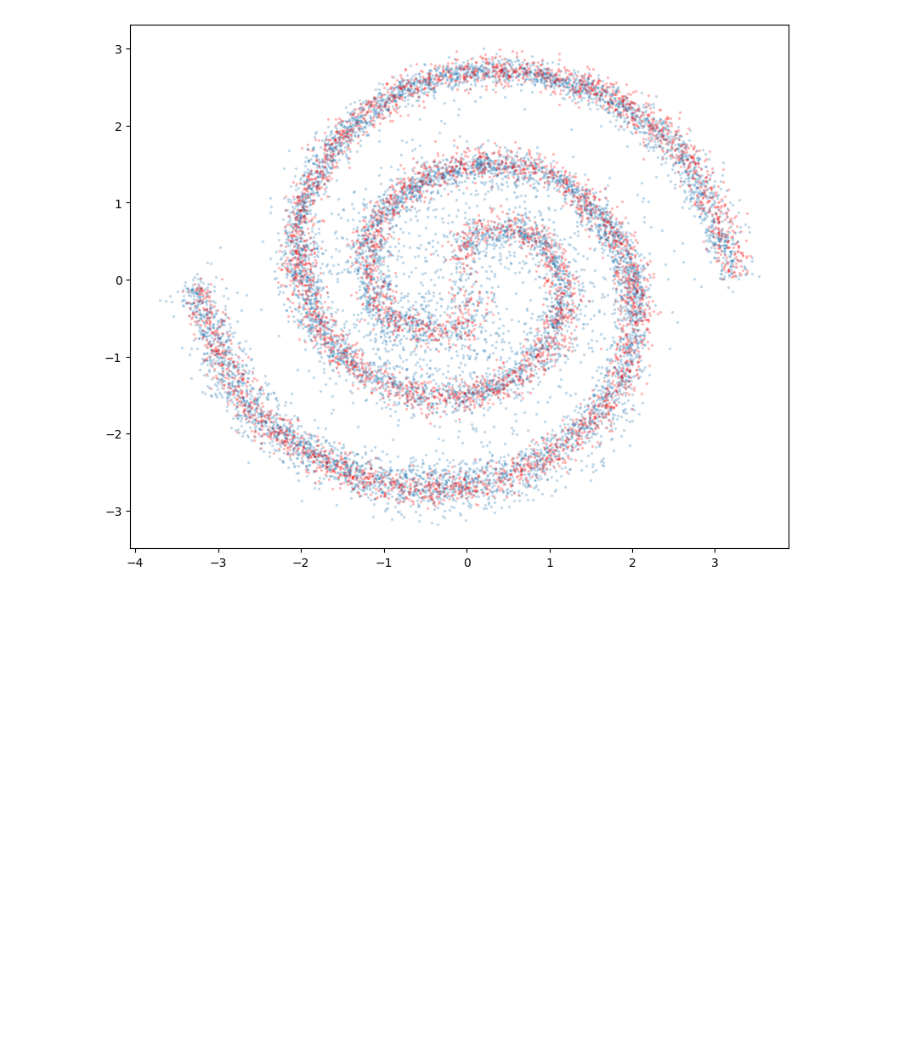
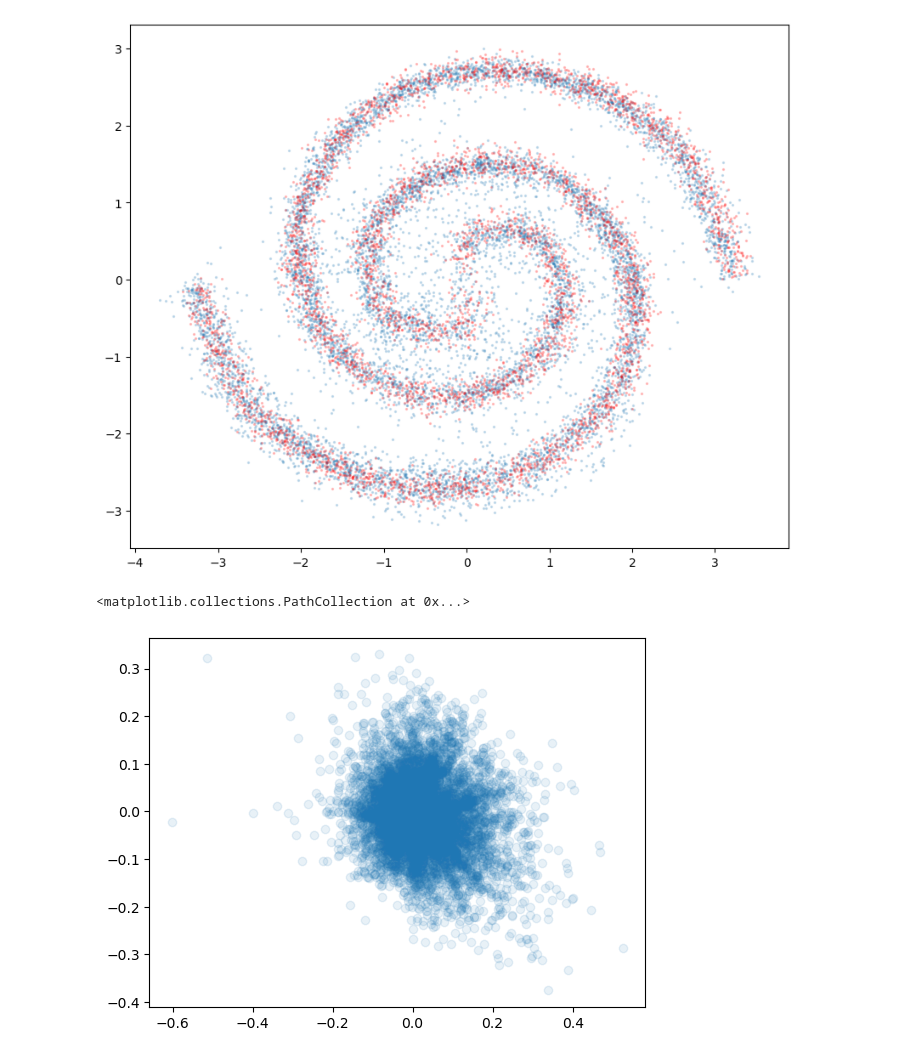
Before and after one commit to AHsu98/StoKAAsticInterpolants, a Jupyter notebook: ExampleNotebooks/SprialExampleDDC.ipynb, the cells around one changed output. Cells and saved outputs as stored; diff of their text form; code cells hidden in the pictures; blank space fills up the shorter version.

```diff
--- a/ExampleNotebooks/SprialExampleDDC.ipynb
+++ b/ExampleNotebooks/SprialExampleDDC.ipynb
@@ -82,11 +84,11 @@ eta_optim = optax.nadamw(4e-4)
 eta_model,eta_loss_history = train_model(
   model = eta_model,
   optim = eta_optim,
-  steps = 30000,
+  steps = 3000,
   train_loader = train_loader,
   testloader_factory = test_factory,
   loss_fun = loss_denoise,
-  print_every = 5000,
+  print_every = 1000,
   num_testloader_batches = 100,
 )
 # %% [output]
@@ -143,3 +142,42 @@ plt.scatter(target_samples[:,0],target_samples[:,1],alpha = 0.2,c = 'red', s = 2
 # %% [output]
 <matplotlib.collections.PathCollection at 0x...>
 [figure]
+# %%
+from jax import vmap
+eps = 0.01
+epsilon = lambda t: t*(1-t)*eps
+
+vmapped_b_model = vmap(b_model)
+vmapped_eta_model = vmap(eta_model)
+def dX_t(t,x,args):
+    t_vec = jnp.ones((len(x),1))*t
+    return vmapped_b_model(jnp.hstack([t_vec,x])) - (epsilon(t)/(gamma(t)+1e-12))*vmapped_eta_model(jnp.hstack([t_vec,x]))
+
+
+
+# t0, t1 = 0.0, 1.0
+# # t_vec = jnp.ones((len(x),1))*t
+# # drift = lambda t, x, args: dX_t(t,x)
+# diffusion = lambda t, x, args: 2*jnp.sqrt(2*epsilon(t))
+# brownian_motion = VirtualBrownianTree(t0, t1, tol=1e-3, shape=(), key=jax.random.PRNGKey(1))
+# terms = MultiTerm(ODETerm(dX_t), ControlTerm(diffusion, brownian_motion))
+# solver = Heun()
+# saveat = SaveAt(dense=True)
+
+# sol = diffeqsolve(terms, solver, t0, t1, dt0=0.005, y0=reference_samples.copy(), saveat=saveat)
+# X = sol.evaluate(1.0)
+# print(X)
+X0 = jax.random.normal(jax.random.PRNGKey(13334),(10000,2))
+X = X0.copy()
+X_hist = []
+t = 0
+for i in range(100):
+    X += 0.01 * dX_t(t,X,None)
+    t+=0.01
+    X_hist.append(X)
+# %%
+plt.scatter(X[:,0],X[:,1], alpha=0.1)
+# plt.scatter(X0[:,0],X0[:,1], alpha=0.1)
+# %% [output]
+<matplotlib.collections.PathCollection at 0x...>
+[figure, added]
```
Also changed, not shown: parts of 6 cells of this notebook, 2 other files.
